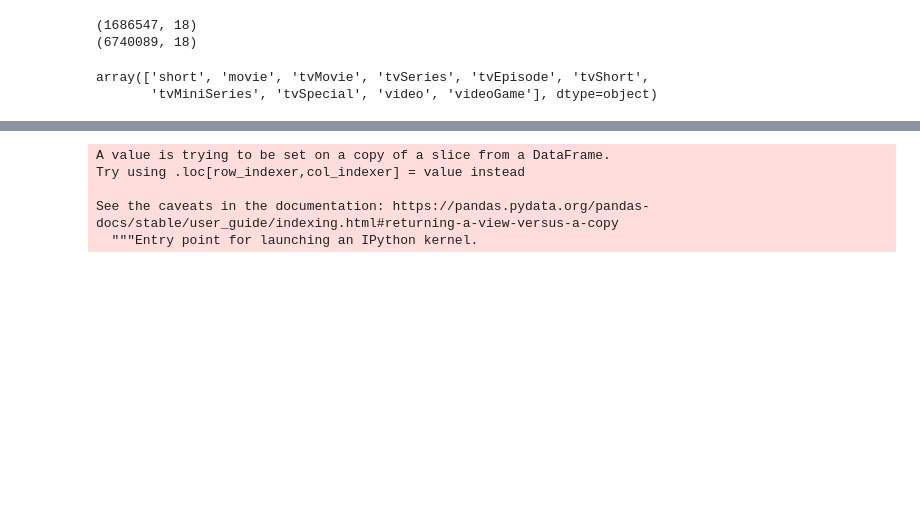
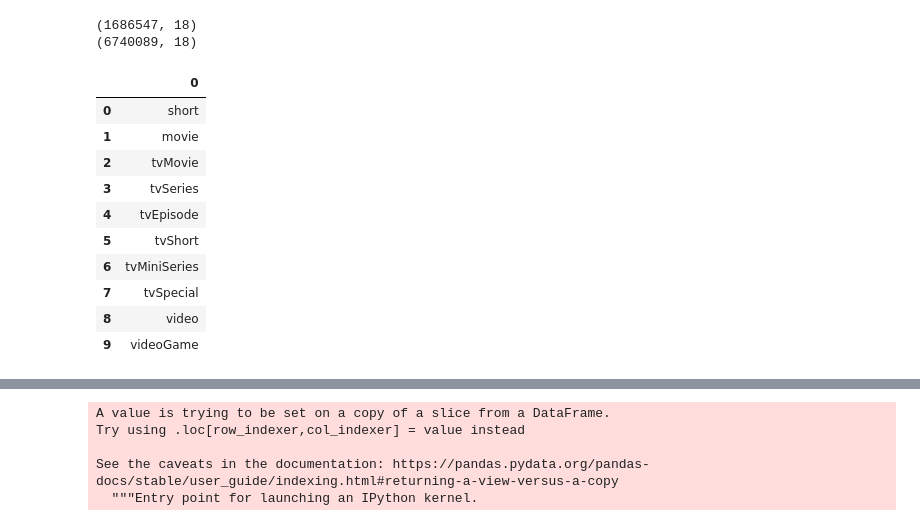
Before and after one commit to Mekondjo-EDSA/dsi_repo, a Jupyter notebook: Untitled15.ipynb, the cells around one changed output, grey strips where cells are left out. Saved outputs shown, nothing was run; the diff lists cells and outputs as text; code cells hidden in the pictures; blank space fills up the shorter version.

```diff
--- a/Untitled15.ipynb
+++ b/Untitled15.ipynb
@@ -149,9 +149,18 @@ print(merged_outer_df.shape)
 (1686547, 18)
 (6740089, 18)
 # %%
-merged_df.titleType.unique()
+pd.DataFrame(merged_df.titleType.unique())
 # %% [output]
-array(['short', 'movie', 'tvMovie', 'tvSeries', 'tvEpisode', 'tvShort',
-       'tvMiniSeries', 'tvSpecial', 'video', 'videoGame'], dtype=object)
+|  | 0 |
+| 0 | short |
+| 1 | movie |
+| 2 | tvMovie |
+| 3 | tvSeries |
+| 4 | tvEpisode |
+| 5 | tvShort |
+| 6 | tvMiniSeries |
+| 7 | tvSpecial |
+| 8 | video |
+| 9 | videoGame |
 # %%
 merged_df.region.unique()
```
Also changed, not shown: parts of 11 cells of this notebook, 1 other file.
